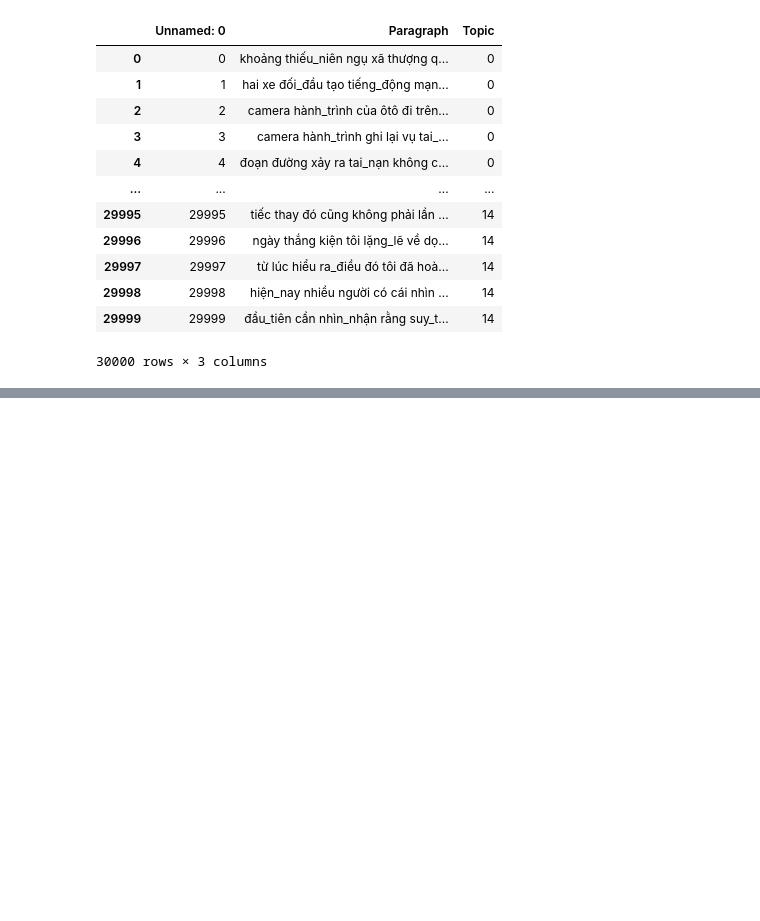
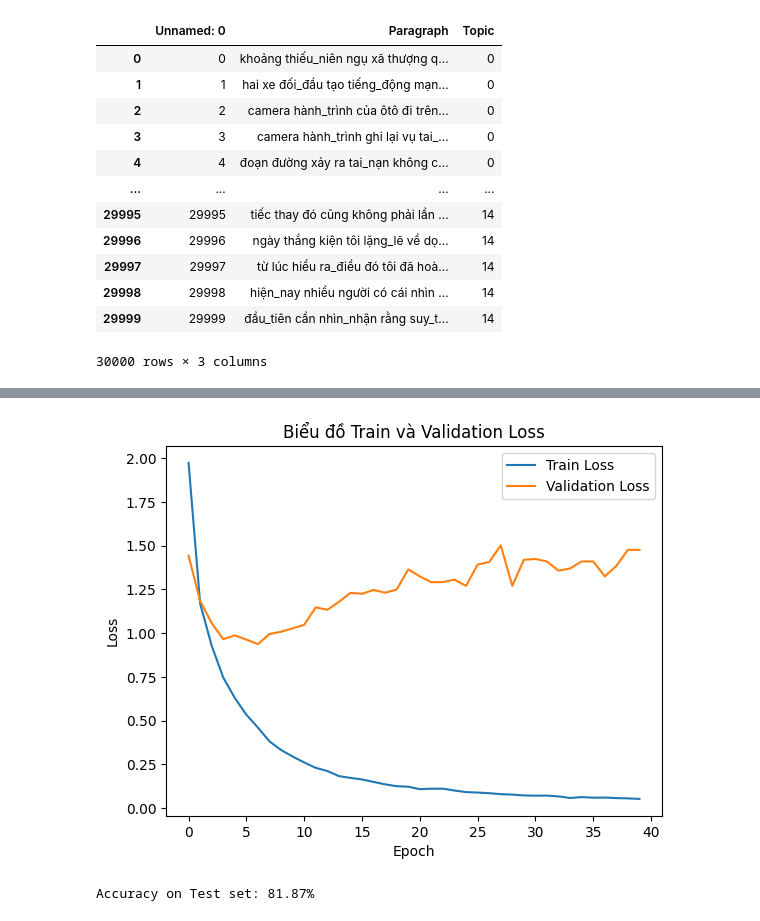
Before and after one commit to hiendamvan/text_classification_DL_final, a Jupyter notebook: Transformer/tfm-plus.ipynb, the cells around one changed output, grey strips where cells are left out. Saved outputs shown, nothing was run; the diff lists cells and outputs as text; code cells hidden in the pictures; blank space fills up the shorter version.

```diff
--- a/Transformer/tfm-plus.ipynb
+++ b/Transformer/tfm-plus.ipynb
@@ -383,18 +292,12 @@ class TextDataset(Dataset):
 # %%
+from sklearn.model_selection import train_test_split
 from transformers import AutoTokenizer
+
+
+# Load the PhoBERT tokenizer
 tokenizer = AutoTokenizer.from_pretrained("vinai/phobert-base-v2")
-data["Texts"] = data["Paragraph"].apply(
-lambda x: tokenizer.encode(x, truncation=True, max_length=256, padding="max_length")
-)
-texts = data['Texts'].tolist()
 
-# unique_topics = data['Topic'].unique()
-# topic_to_id = {topic: idx for idx, topic in enumerate(unique_topics)}
 
-# data['Topic'] = data['Topic'].map(topic_to_id)
-labels = data['Topic'].tolist()
-
-# vocab, token_freqs = build_vocab(tokenized_texts, min_freq=1)
 
 # Hyperparameters and training setup
 max_len = 15
@@ -407,5 +310,5 @@ d_ff = 1024                             # Feedforward network size
 num_classes = 15                        # Number of topic classes
 dropout = 0.2                           # Dropout rate
 batch_size = 64                         # Number of samples per batch
-epochs = 20                             # Number of epochs
+epochs = 40                             # Number of epochs
 learning_rate = 0.001                   # Learning rate
@@ -532,2 +486,15 @@ Validation Loss: 1.2386, Validation Accuracy: 0.81
 # %%
 torch.save(model.state_dict(), "transformer_model.pth")
+# %%
+import matplotlib.pyplot as plt
+
+# Vẽ biểu đồ loss
+plt.plot(train_loss_history, label='Train Loss')
+plt.plot(val_loss_history, label='Validation Loss')
+plt.xlabel('Epoch')
+plt.ylabel('Loss')
+plt.legend()
+plt.title('Biểu đồ Train và Validation Loss')
+plt.show()
+# %% [output]
+[figure, added]
@@ -533,0 +526,4 @@ torch.save(model.state_dict(), "transformer_model.pth")
+# %%
+test_accuracy = evaluate_model(model, test_loader, device)
+# %% [output]
+Accuracy on Test set: 81.87%
```
Also changed, not shown: parts of 14 cells of this notebook.
